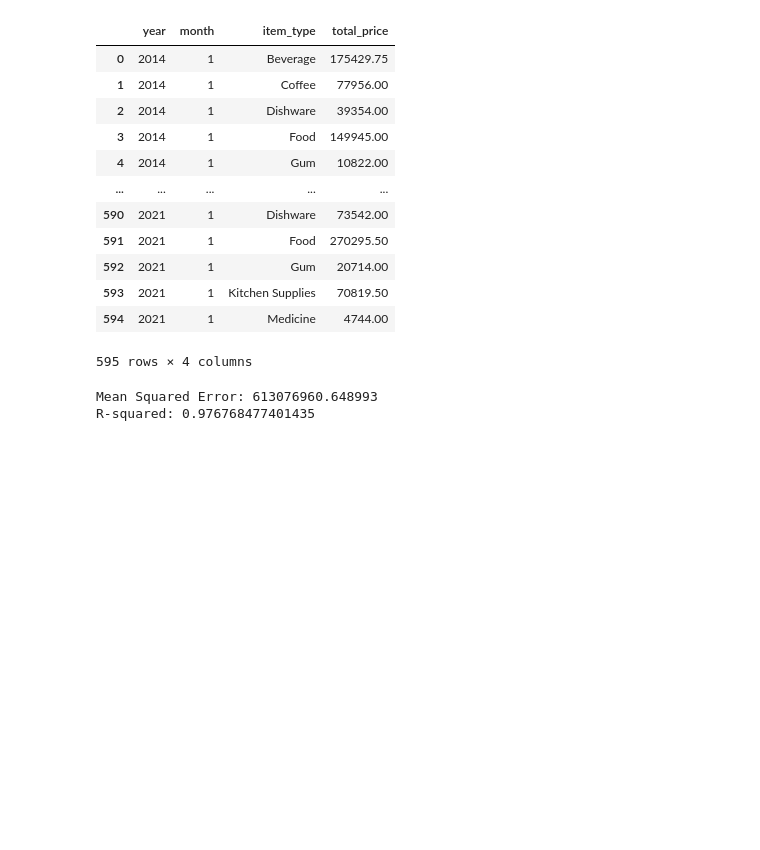
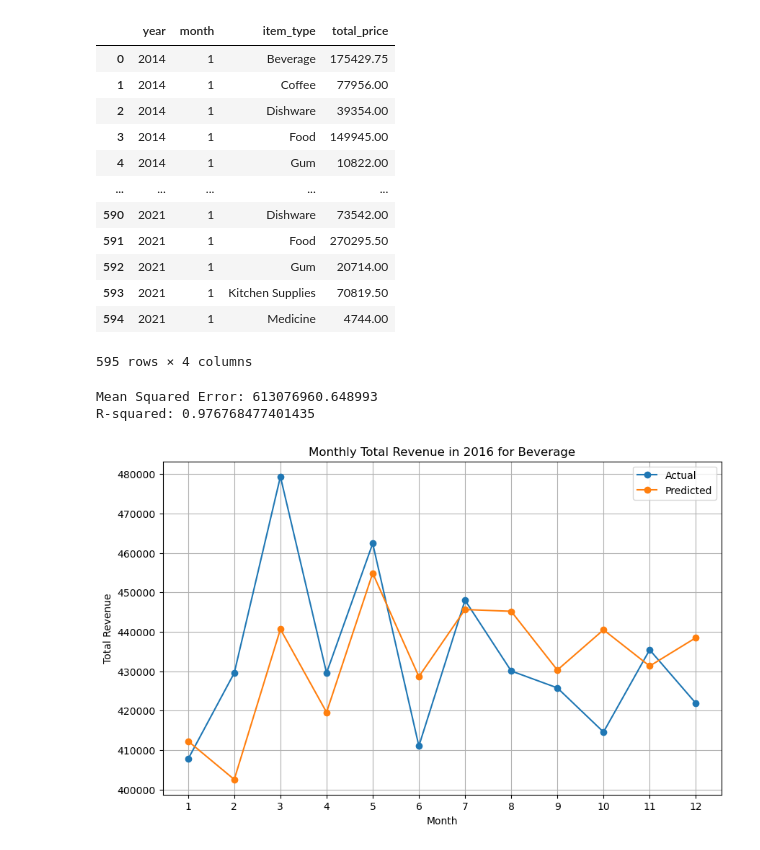
Before and after one commit to Jackyijun/Deloitte-Case-Study, a Jupyter notebook: demand_regression.ipynb, the cells around one changed output. Saved outputs shown, nothing was run; the diff lists cells and outputs as text; code cells hidden in the pictures; blank space fills up the shorter version.

Commit message:
added graphs of predictions

```diff
--- a/demand_regression.ipynb
+++ b/demand_regression.ipynb
@@ -83,3 +83,30 @@ print(f"R-squared: {r2}")
 # %% [output]
 Mean Squared Error: 613076960.648993
 R-squared: 0.976768477401435
+# %%
+def predict_revenue(new_month, new_item_type):
+    encoded_new_month = month_encoder.transform([[new_month]]).toarray()
+    encoded_new_item_type = item_encoder.transform([[new_item_type]]).toarray()
+    encoded_new_features = np.hstack([encoded_new_month, encoded_new_item_type])
+    new_features_df = pd.DataFrame(encoded_new_features, columns=list(encoded_months_df.columns) + list(encoded_item_types_df.columns))
+    return model.predict(new_features_df)[0]
+# %%
+year = 2016
+item_type = 'Beverage'
+item_monthly_revenue = monthly_revenue[(monthly_revenue['item_type'] == item_type) & (monthly_revenue['year'] == year)]
+revenue_predictions = pd.DataFrame({
+    'month': [1, 2, 3, 4, 5, 6, 7, 8, 9, 10, 11, 12]
+})
+fig, ax = plt.subplots(figsize=(10, 6))
+revenue_predictions['total_price'] = revenue_predictions['month'].apply(lambda x: predict_revenue(x, item_type))
+item_monthly_revenue.set_index('month')['total_price'].plot(kind='line', marker='o', ax=ax, label='Actual')
+revenue_predictions.set_index('month')['total_price'].plot(kind='line', marker='o', ax=ax, label='Predicted')
+plt.title(f'Monthly Total Revenue in {year} for {item_type}')
+plt.xlabel('Month')
+plt.ylabel('Total Revenue')
+plt.xticks(range(1, 13))
+plt.grid(True)
+plt.legend()
+plt.show()
+# %% [output]
+[figure, added]
```
